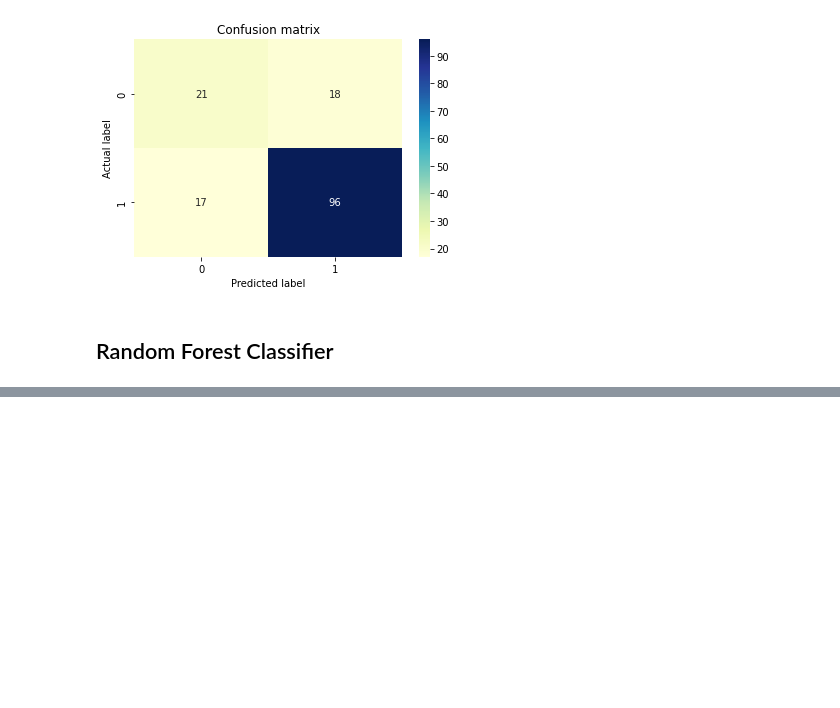
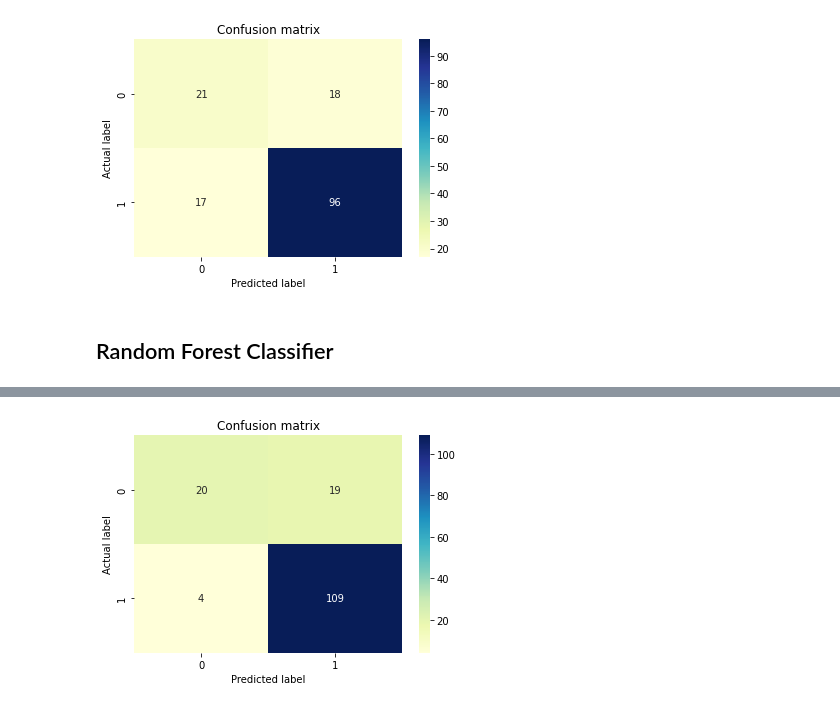
Before and after one commit to ZahraDehghani99/Parkinson-Disease-Classification, a Jupyter notebook: parkinson_disease_classification.ipynb, the cells around one changed output, grey strips where cells are left out. Saved outputs shown, nothing was run; the diff lists cells and outputs as text; code cells hidden in the pictures; blank space fills up the shorter version.

Commit message:
Added Random Forest Classifier.

```diff
--- a/parkinson_disease_classification.ipynb
+++ b/parkinson_disease_classification.ipynb
@@ -350,0 +366,5 @@ KeyboardInterrupt: ignored
+# %%
+rf = RandomForestClassifier(criterion = 'gini', n_estimators=200, max_depth=50, max_samples =1.0, random_state=42)
+rf = rf.fit(X_train,y_train)
+
+y_pred = rf.predict(X_test)
@@ -350,0 +388,4 @@ KeyboardInterrupt: ignored
+# %%
+confusion_matrix(y_test, y_pred)
+# %% [output]
+[figure, added]
```
Also changed, not shown: parts of 10 cells of this notebook.
